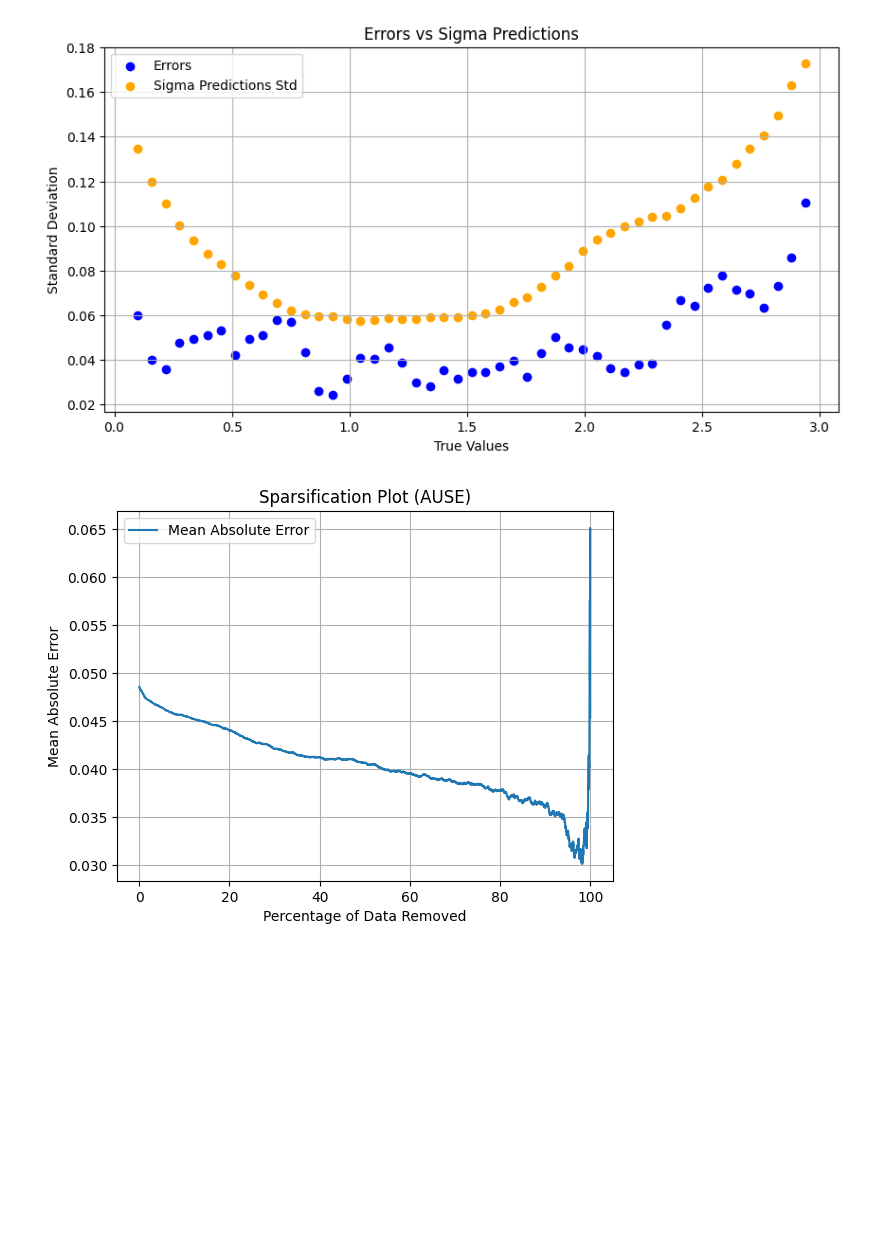
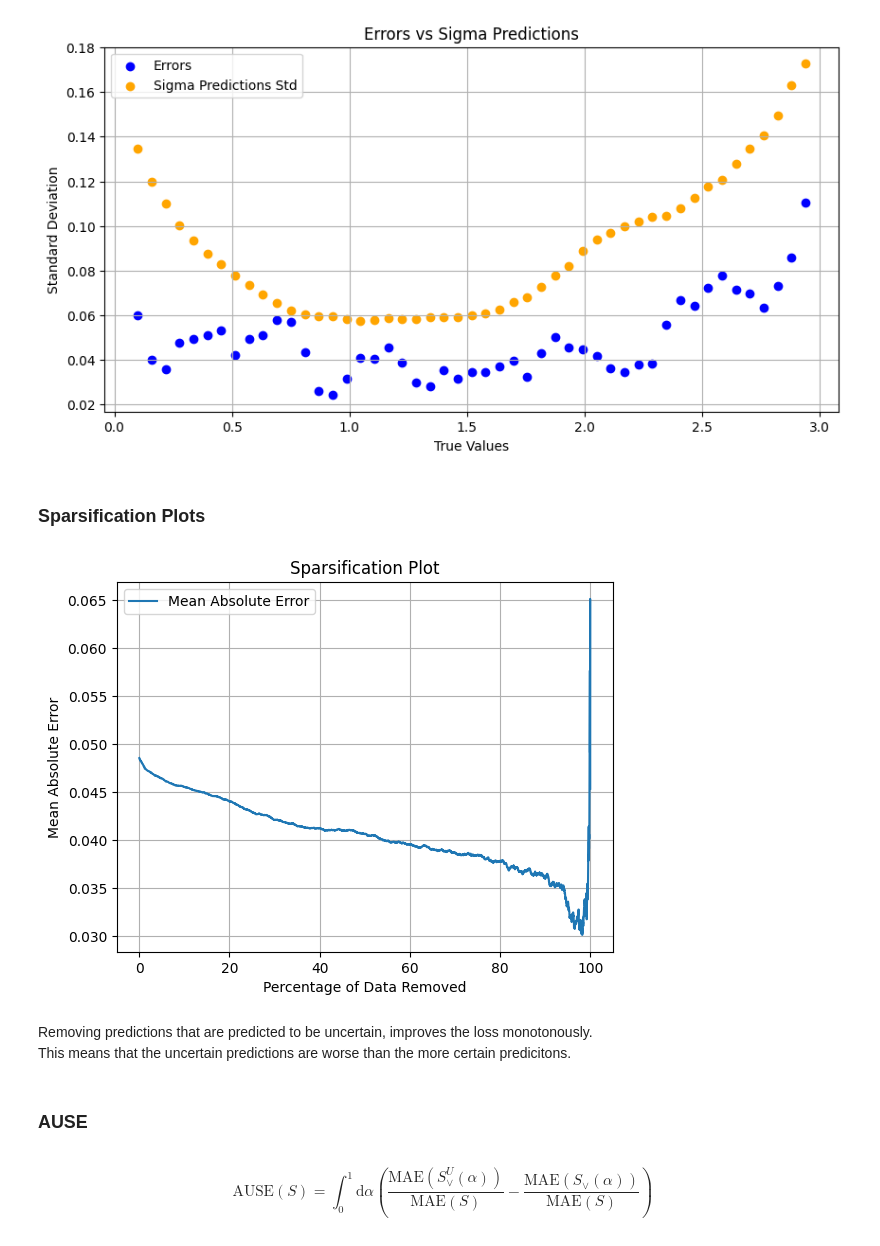
Before and after one commit to BoGGoG/NN_Uncertainty_Estimation, a Jupyter notebook: UncertaintyEstimation.ipynb, the cells around one changed output. Cells and saved outputs as stored; diff of their text form; code cells hidden in the pictures; blank space fills up the shorter version.

Commit message:
AUSE plots

```diff
--- a/UncertaintyEstimation.ipynb
+++ b/UncertaintyEstimation.ipynb
@@ -267,6 +269,8 @@ plt.legend()
 plt.show()
 # %% [output]
 [figure]
+# %% [markdown]
+### Sparsification Plots
 # %%
 # Sparsification plot, AUSE
 # plot mean absolute error while iteratively removing the data point with the highest predicted uncertainty sigma2
@@ -294,12 +298,17 @@ percent_removed = np.array(percent_removed)
 # %%
 plt.plot(percent_removed, meas, label='Mean Absolute Error')
 plt.xlabel('Percentage of Data Removed')
 plt.ylabel('Mean Absolute Error')
-plt.title('Sparsification Plot (AUSE)')
+plt.title('Sparsification Plot')
 plt.grid()
 plt.legend()
 plt.show()
 # %% [output]
-[figure, old version]
+[figure, new version]
+# %% [markdown]
+Removing predictions that are predicted to be uncertain, improves the loss monotonously.
+This means that the uncertain predictions are worse than the more certain predicitons.
+# %% [markdown]
+### AUSE
 # %%
 # calculate AUSE
@@ -306,0 +364,2 @@ plt.show()
+# %% [markdown]
+$$\text{AUSE}(S) = \int_0^1 \mathrm{d}\alpha \left( \frac{\text{MAE}(S_\vee^U(\alpha))}{\text{MAE}(S)} - \frac{\text{MAE}(S_\vee(\alpha))}{\text{MAE}(S)}  \right) $$
```
Also changed, not shown: parts of 6 cells of this notebook.
